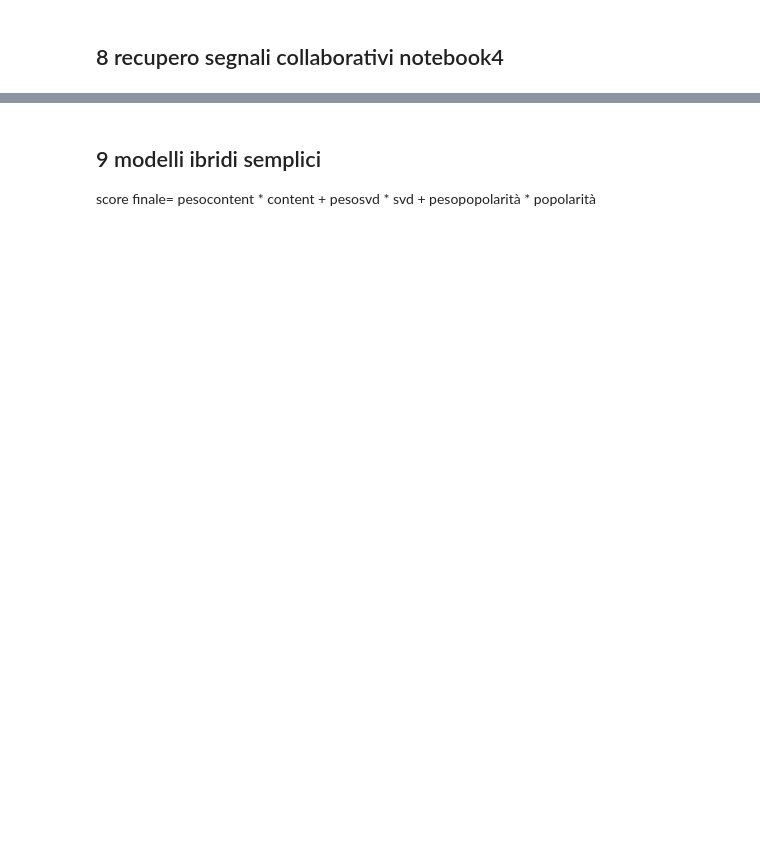
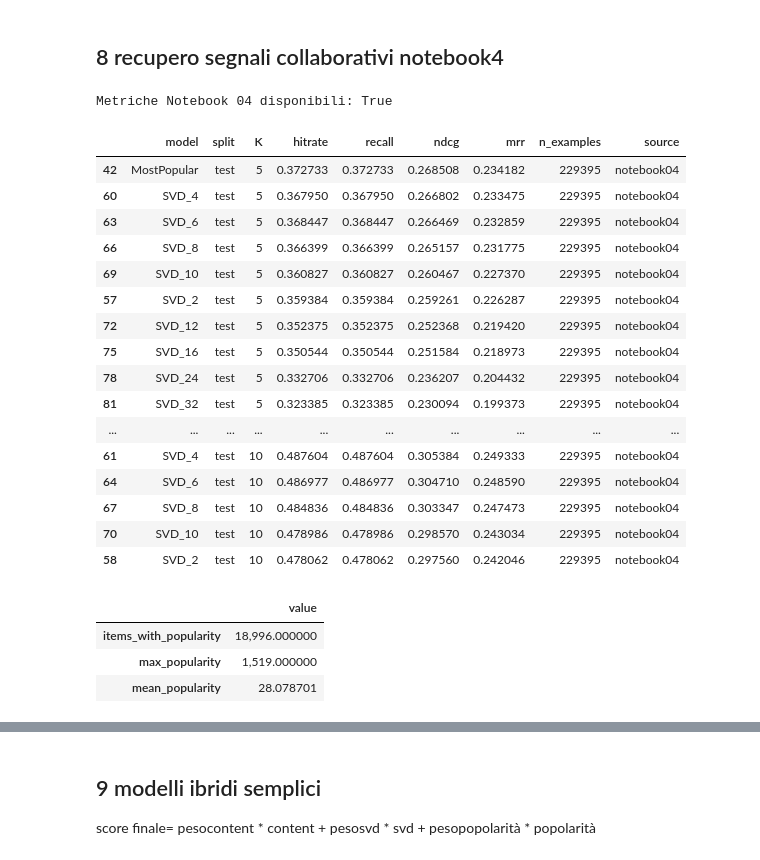
Before and after one commit to arsid2828/Tesi-ecommerce, a Jupyter notebook: notebooks/test_dataset2/05_amazon_like_content_based_hybrid_recommender.ipynb, the cells around one changed output, grey strips where cells are left out. Saved outputs shown, nothing was run; the diff lists cells and outputs as text; code cells hidden in the pictures; blank space fills up the shorter version.

```diff
--- a/notebooks/test_dataset2/05_amazon_like_content_based_hybrid_recommender.ipynb
+++ b/notebooks/test_dataset2/05_amazon_like_content_based_hybrid_recommender.ipynb
@@ -507,28 +578,35 @@ display(content_validation_metrics)
 # %% [markdown]
 ## 8 recupero segnali collaborativi notebook4
 # %%
-if NOTEBOOK04_METRICS_PATH.exists():
-    previous_metrics_df=pd.read_csv(NOTEBOOK04_METRICS_PATH)
-    previous_metrics_df["source"]="notebook04"
-else:
-    previous_metrics_df=pd.DataFrame()
 
-if NOTEBOOK04_COMPARISON_PATH.exists():
-    previous_comparison_df=pd.read_csv(NOTEBOOK04_COMPARISON_PATH)
-else:
-    previous_comparison_df=pd.DataFrame()
+previous_metrics_df=pd.read_csv(NOTEBOOK04_METRICS_PATH)
+previous_metrics_df["source"]="notebook04"
 
 print("Metriche Notebook 04 disponibili:",not previous_metrics_df.empty)
-if not previous_metrics_df.empty:
-    display(previous_metrics_df.sort_values(["split","K","ndcg"],ascending=[True,True,False]).head(20))
+display(previous_metrics_df.sort_values(["split","K","ndcg"],ascending=[True,True,False]).head(20))
+# %% [output]
+Metriche Notebook 04 disponibili: True
+|  | model | split | K | hitrate | recall | ndcg | mrr | n_examples | source |
+| 42 | MostPopular | test | 5 | 0.372733 | 0.372733 | 0.268508 | 0.234182 | 229395 | notebook04 |
+| 60 | SVD_4 | test | 5 | 0.367950 | 0.367950 | 0.266802 | 0.233475 | 229395 | notebook04 |
+| 63 | SVD_6 | test | 5 | 0.368447 | 0.368447 | 0.266469 | 0.232859 | 229395 | notebook04 |
+| 66 | SVD_8 | test | 5 | 0.366399 | 0.366399 | 0.265157 | 0.231775 | 229395 | notebook04 |
+| 69 | SVD_10 | test | 5 | 0.360827 | 0.360827 | 0.260467 | 0.227370 | 229395 | notebook04 |
+| 57 | SVD_2 | test | 5 | 0.359384 | 0.359384 | 0.259261 | 0.226287 | 229395 | notebook04 |
+| 72 | SVD_12 | test | 5 | 0.352375 | 0.352375 | 0.252368 | 0.219420 | 229395 | notebook04 |
+| 75 | SVD_16 | test | 5 | 0.350544 | 0.350544 | 0.251584 | 0.218973 | 229395 | notebook04 |
+| 78 | SVD_24 | test | 5 | 0.332706 | 0.332706 | 0.236207 | 0.204432 | 229395 | notebook04 |
+| 81 | SVD_32 | test | 5 | 0.323385 | 0.323385 | 0.230094 | 0.199373 | 229395 | notebook04 |
+| ... | ... | ... | ... | ... | ... | ... | ... | ... | ... |
+| 61 | SVD_4 | test | 10 | 0.487604 | 0.487604 | 0.305384 | 0.249333 | 229395 | notebook04 |
+| 64 | SVD_6 | test | 10 | 0.486977 | 0.486977 | 0.304710 | 0.248590 | 229395 | notebook04 |
+| 67 | SVD_8 | test | 10 | 0.484836 | 0.484836 | 0.303347 | 0.247473 | 229395 | notebook04 |
+| 70 | SVD_10 | test | 10 | 0.478986 | 0.478986 | 0.298570 | 0.243034 | 229395 | notebook04 |
+| 58 | SVD_2 | test | 10 | 0.478062 | 0.478062 | 0.297560 | 0.242046 | 229395 | notebook04 |
 # %%
-if POPULARITY_SCORES_PATH.exists():
-    popularity_scores_df=pd.read_parquet(POPULARITY_SCORES_PATH)
-    popularity_scores={int(row.item_idx):float(row.popularity_score) for row in popularity_scores_df.itertuples(index=False)}
-else:
-    popularity_series=train_df["item_idx"].value_counts()
-    popularity_scores={int(item_idx):float(count) for item_idx,count in popularity_series.items()}
-    popularity_scores_df=pd.DataFrame({"item_idx":list(popularity_scores.keys()),"popularity_score":list(popularity_scores.values())})
+
+popularity_scores_df=pd.read_parquet(POPULARITY_SCORES_PATH)
+popularity_scores={int(row.item_idx):float(row.popularity_score) for row in popularity_scores_df.itertuples(index=False)}
 
 
 def score_popularity(user_idx,item_idxs): #non usa utente, essendo baseline non personalizzata
@@ -541,4 +619,9 @@ popularity_summary={
 }
 
 display(pd.DataFrame.from_dict(popularity_summary,orient="index",columns=["value"]))
+# %% [output]
+|  | value |
+| items_with_popularity | 18,996.000000 |
+| max_popularity | 1,519.000000 |
+| mean_popularity | 28.078701 |
 # %%
```
Also changed, not shown: parts of 22 cells of this notebook, 1 other file.
